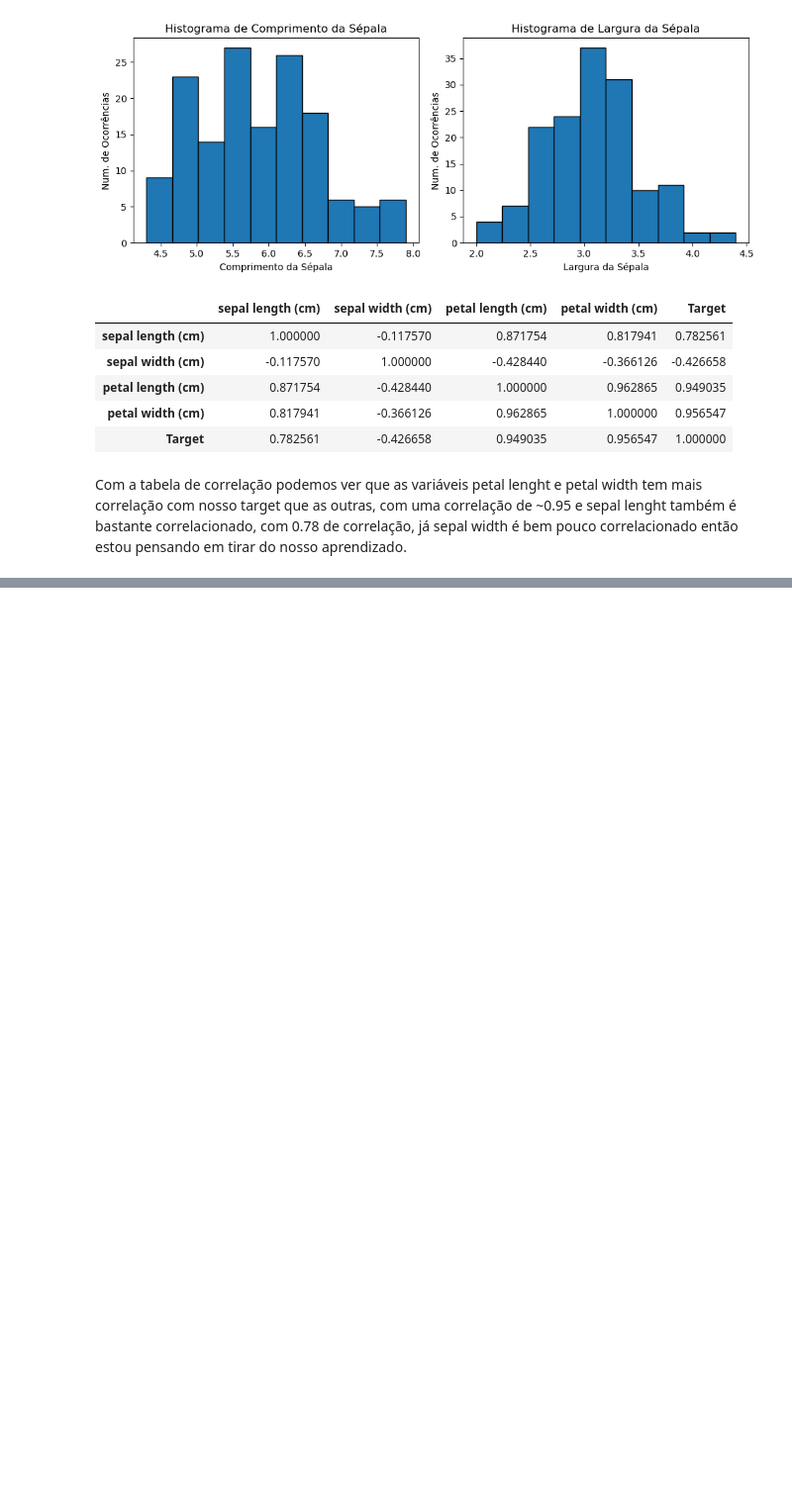
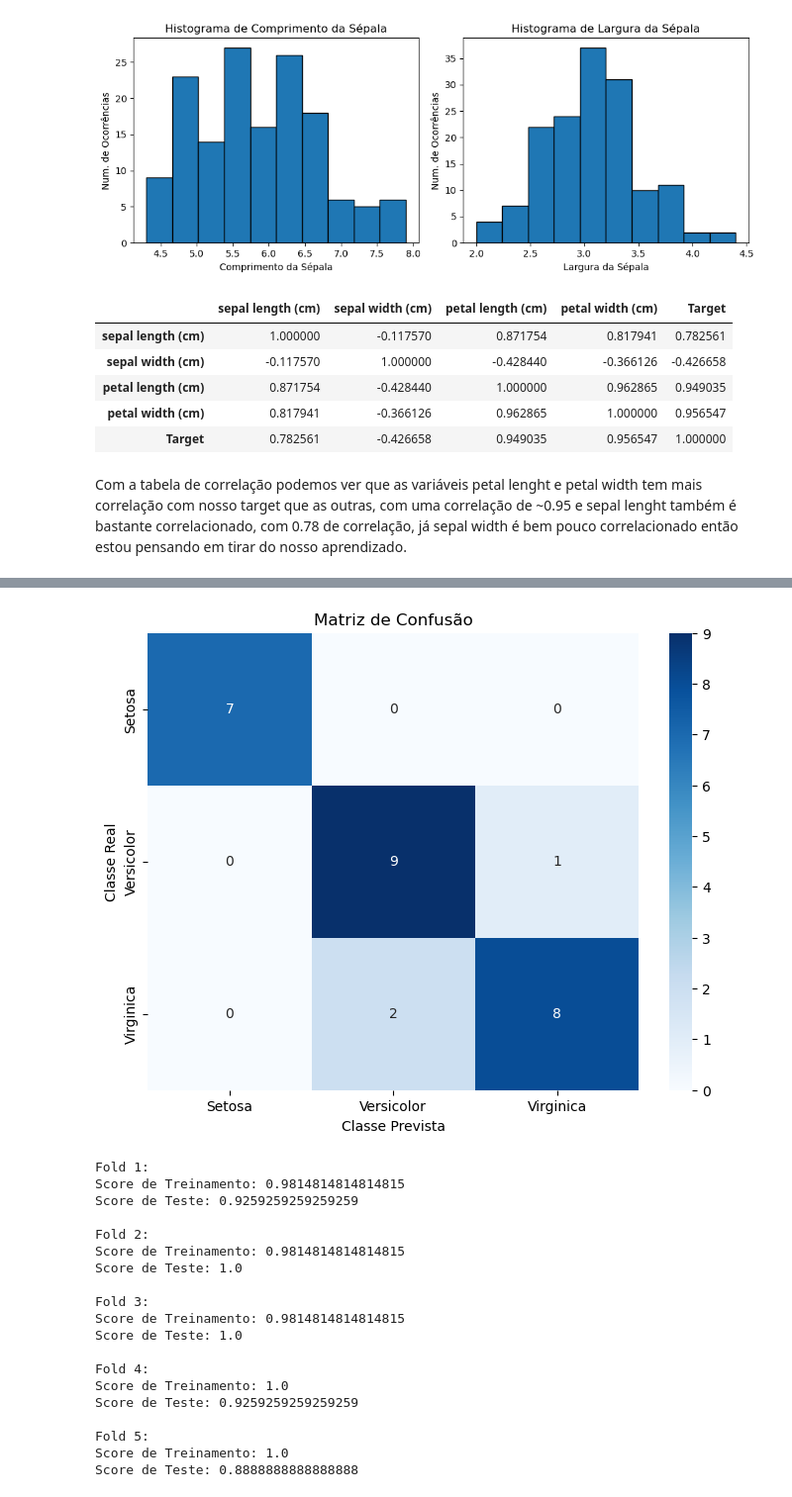
Before and after one commit to MatheusOliveiraSilva/Intro.-ML, a Jupyter notebook: tarefa3/tarefa3.ipynb, the cells around one changed output, grey strips where cells are left out. Shown at 99% size. Drawn from its saved outputs; the diff is of its cells as text; code cells hidden in the pictures; blank space fills up the shorter version.

```diff
--- a/tarefa3/tarefa3.ipynb
+++ b/tarefa3/tarefa3.ipynb
@@ -230,0 +273,31 @@ fold
+# %%
+k = 5  # Número de folds
+max_iterations = 500
+hidden_layer_sizes = 2
+solver = 'lbfgs'
+activation = 'identity'
+
+kf = KFold(n_splits=k, shuffle=True, random_state=42)
+
+tarefa3(max_iterations, hidden_layer_sizes, solver, activation)
+# %% [output]
+[figure, added]
+Fold 1:
+Score de Treinamento: 0.9814814814814815
+Score de Teste: 0.9259259259259259
+
+Fold 2:
+Score de Treinamento: 0.9814814814814815
+Score de Teste: 1.0
+
+Fold 3:
+Score de Treinamento: 0.9814814814814815
+Score de Teste: 1.0
+
+Fold 4:
+Score de Treinamento: 1.0
+Score de Teste: 0.9259259259259259
+
+Fold 5:
+Score de Treinamento: 1.0
+Score de Teste: 0.8888888888888888
```
Also changed, not shown: parts of 18 cells of this notebook, 3 other files.
